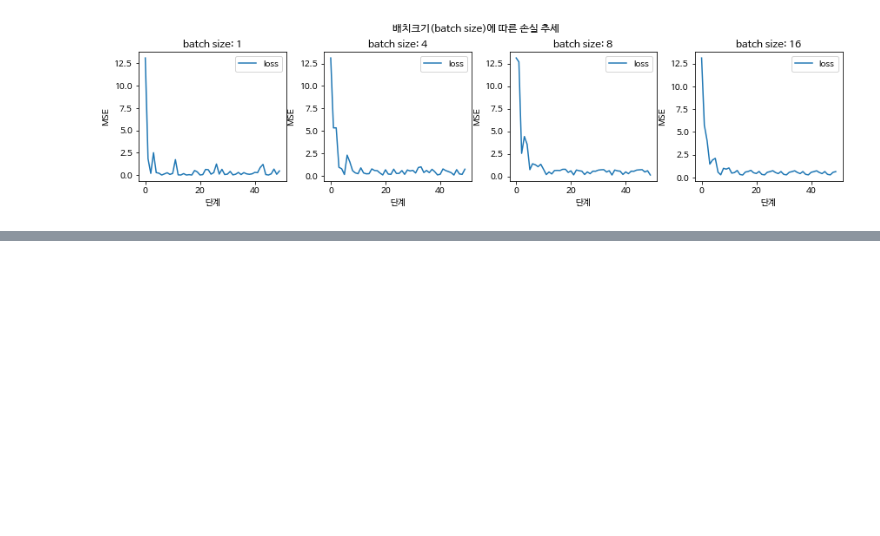
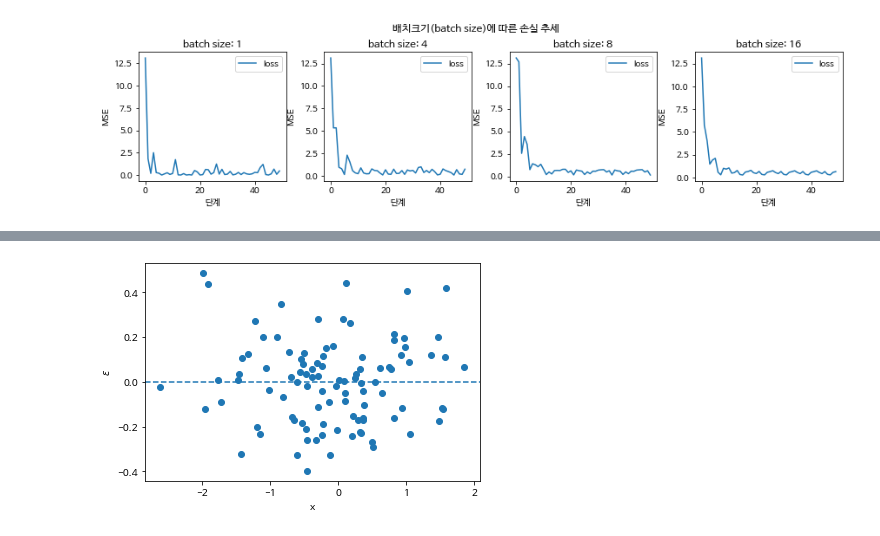
Before and after one commit to sunkusun9/ML2022_1, a Jupyter notebook: univariate_linear_regression.ipynb, the cells around one changed output, grey strips where cells are left out. Saved outputs shown, nothing was run; the diff lists cells and outputs as text; code cells hidden in the pictures; blank space fills up the shorter version.

```diff
--- a/univariate_linear_regression.ipynb
+++ b/univariate_linear_regression.ipynb
@@ -508,0 +529,8 @@ plt.show()
+# %%
+plt.scatter(x, eps)
+plt.axhline(np.mean(eps), linestyle="--")
+plt.ylabel("$\\epsilon$")
+plt.xlabel("x")
+plt.show()
+# %% [output]
+[figure, added]
```
Also changed, not shown: parts of 9 cells of this notebook.
